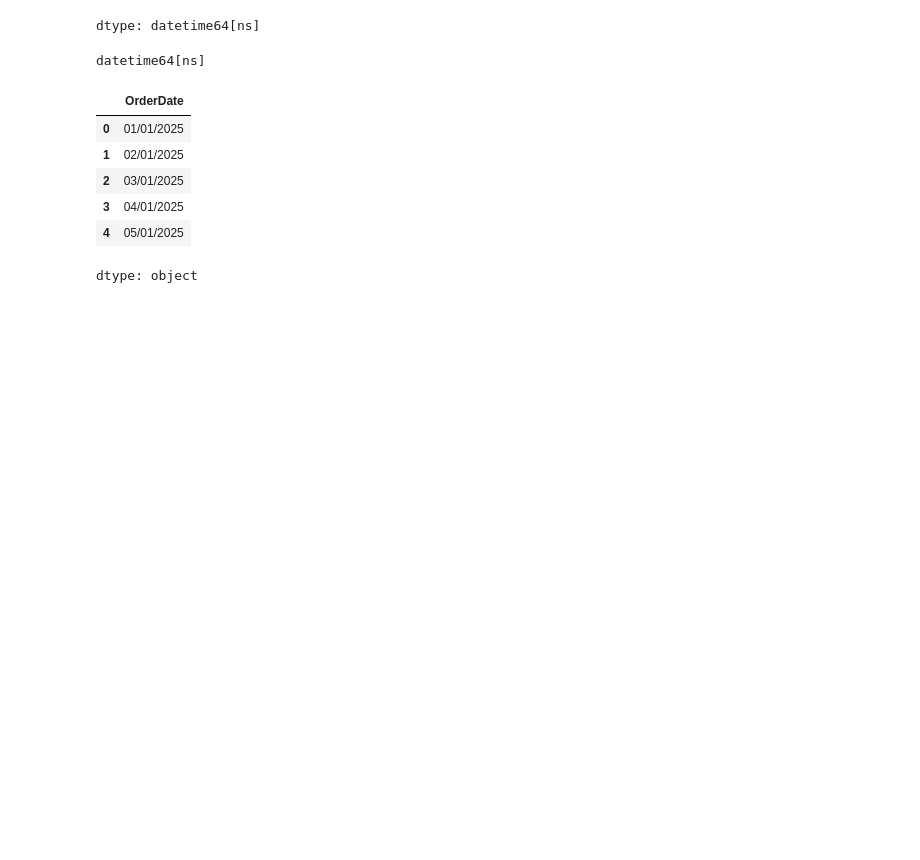
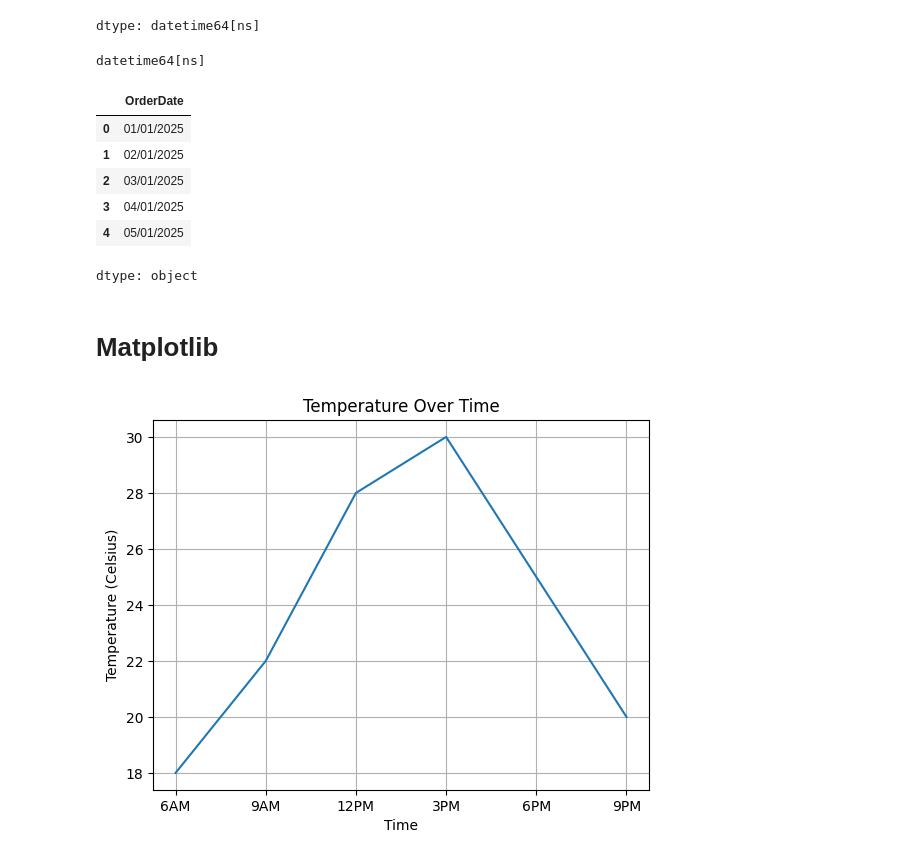
Before and after one commit to IBREEZZ/Code_Academy_Makeen2, a Jupyter notebook: week3.ipynb, the cells around one changed output. Drawn from its saved outputs; the diff is of its cells as text; code cells hidden in the pictures; blank space fills up the shorter version.

```diff
--- a/week3.ipynb
+++ b/week3.ipynb
@@ -1120,3 +1120,5 @@ formatted_date
 | 3 | 04/01/2025 |
 | 4 | 05/01/2025 |
 dtype: object
+# %% [markdown]
+# **Matplotlib**
@@ -1122,0 +1127,14 @@ dtype: object
+# %%
+#Line Plot
+hours = ['6AM', '9AM', '12PM', '3PM', '6PM', '9PM']
+temperature = [18, 22, 28, 30, 25, 20]
+
+
+plt.plot(hours, temperature)
+plt.title('Temperature Over Time')
+plt.xlabel('Time')
+plt.ylabel('Temperature (Celsius)')
+plt.grid(True)
+plt.show()
+# %% [output]
+[figure, added]
```
Also changed, not shown: parts of 14 cells of this notebook.
